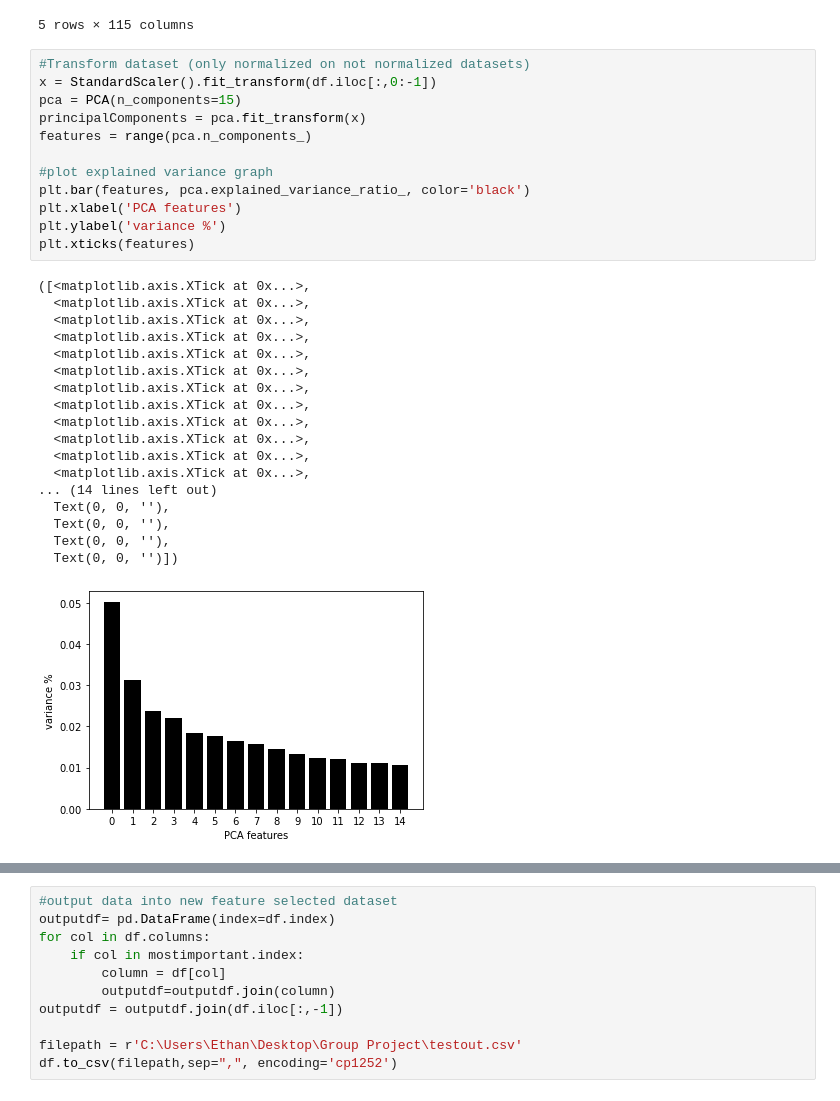
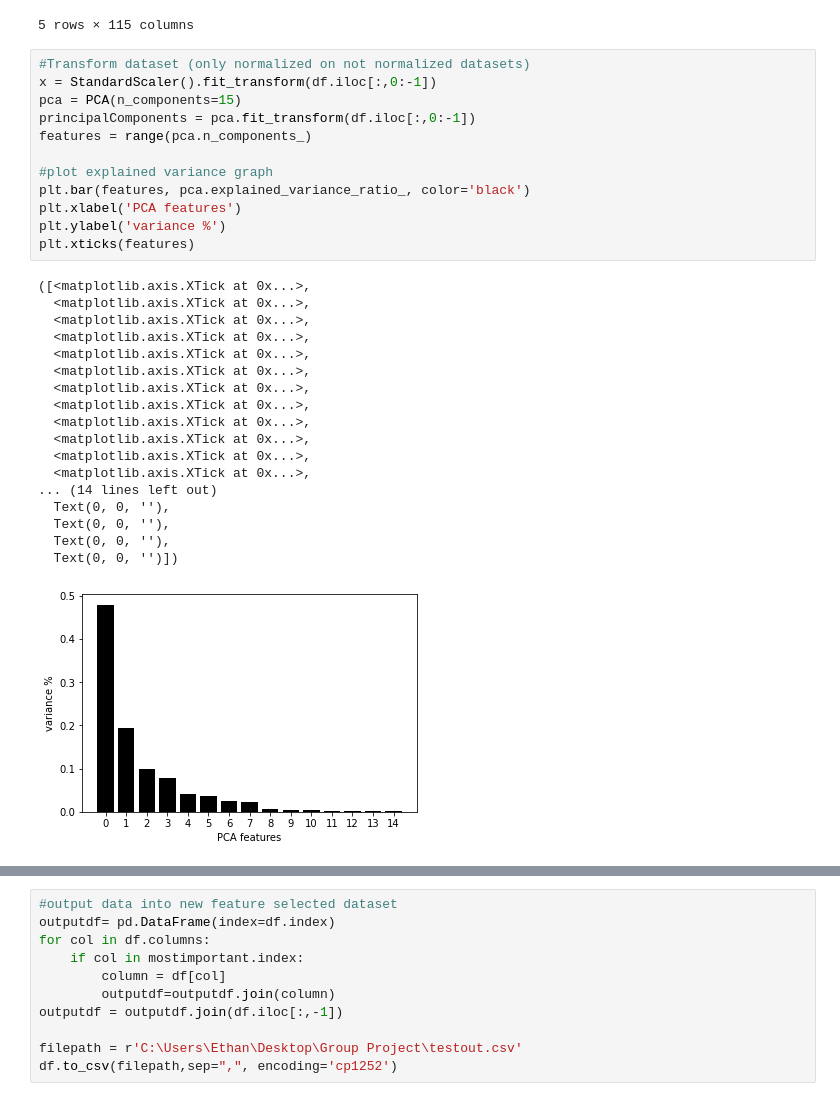
Before and after one commit to anshulpattoo/australianrainprediction, a Jupyter notebook: Ethan's Code and Files/EthanGroupProject.ipynb, the cells around one changed output, grey strips where cells are left out. Drawn from its saved outputs; the diff is of its cells as text.

```diff
--- a/Ethan's Code and Files/EthanGroupProject.ipynb
+++ b/Ethan's Code and Files/EthanGroupProject.ipynb
@@ -74,34 +70,34 @@ df.head()
 # %%
 #Transform dataset (only normalized on not normalized datasets)
 x = StandardScaler().fit_transform(df.iloc[:,0:-1])
 pca = PCA(n_components=15)
-principalComponents = pca.fit_transform(x)
+principalComponents = pca.fit_transform(df.iloc[:,0:-1])
 features = range(pca.n_components_)
 
 #plot explained variance graph
 plt.bar(features, pca.explained_variance_ratio_, color='black')
 plt.xlabel('PCA features')
 plt.ylabel('variance %')
 plt.xticks(features)
 # %% [output]
 ([<matplotlib.axis.XTick at 0x...>,
   <matplotlib.axis.XTick at 0x...>,
   <matplotlib.axis.XTick at 0x...>,
   <matplotlib.axis.XTick at 0x...>,
   <matplotlib.axis.XTick at 0x...>,
   <matplotlib.axis.XTick at 0x...>,
   <matplotlib.axis.XTick at 0x...>,
   <matplotlib.axis.XTick at 0x...>,
   <matplotlib.axis.XTick at 0x...>,
   <matplotlib.axis.XTick at 0x...>,
   <matplotlib.axis.XTick at 0x...>,
   <matplotlib.axis.XTick at 0x...>,
 ... (14 lines left out)
   Text(0, 0, ''),
   Text(0, 0, ''),
   Text(0, 0, ''),
   Text(0, 0, '')])
-[figure, old version]
+[figure, new version]
 # %%
 #plot PCA graph
 PCA_components = pd.DataFrame(principalComponents[0:2000])
```
Also changed, not shown: parts of 6 cells of this notebook.
